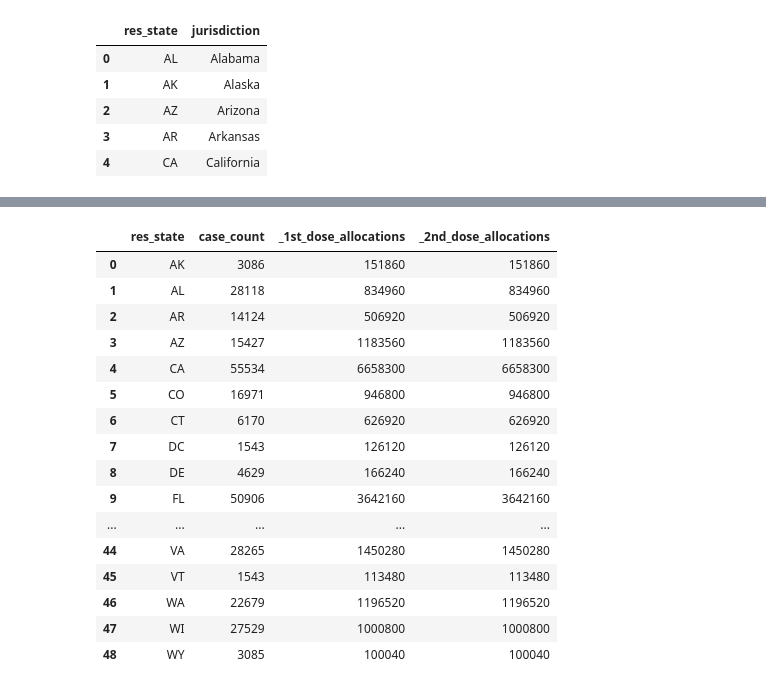
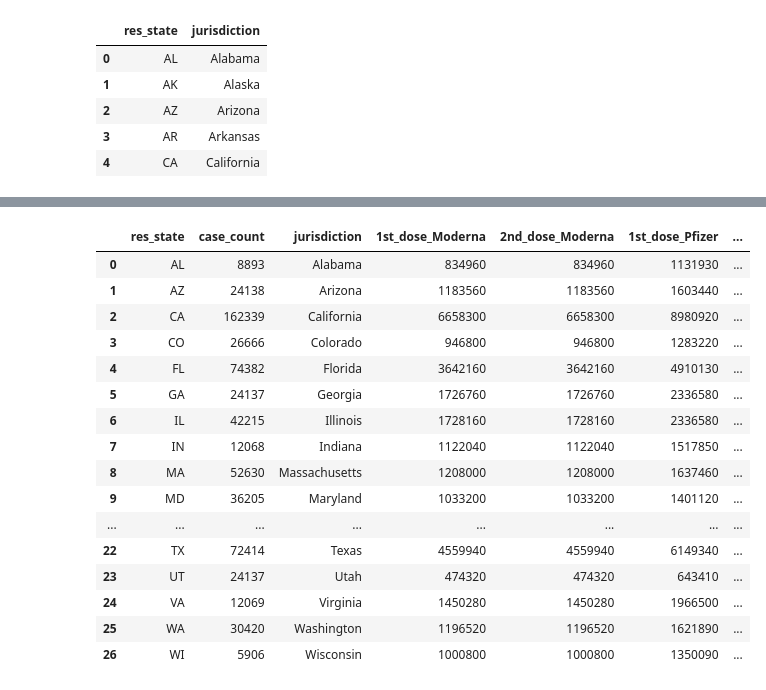
Before and after one commit to crebello711/Project_2, a Jupyter notebook: Joint_Notebook.ipynb, the cells around one changed output, grey strips where cells are left out. Cells and saved outputs as stored; diff of their text form; code cells hidden in the pictures.

```diff
--- a/Joint_Notebook.ipynb
+++ b/Joint_Notebook.ipynb
@@ -231,21 +248,0 @@ cases_and_vaccinations_df.head()
-# %%
-cases_and_vaccinations_clean_df = cases_and_vaccinations_df[["res_state", "case_count", "_1st_dose_allocations","_2nd_dose_allocations"]]
-cases_and_vaccinations_clean_df
-# %% [output]
-|  | res_state | case_count | _1st_dose_allocations | _2nd_dose_allocations |
-| 0 | AK | 3086 | 151860 | 151860 |
-| 1 | AL | 28118 | 834960 | 834960 |
-| 2 | AR | 14124 | 506920 | 506920 |
-| 3 | AZ | 15427 | 1183560 | 1183560 |
-| 4 | CA | 55534 | 6658300 | 6658300 |
-| 5 | CO | 16971 | 946800 | 946800 |
-| 6 | CT | 6170 | 626920 | 626920 |
-| 7 | DC | 1543 | 126120 | 126120 |
-| 8 | DE | 4629 | 166240 | 166240 |
-| 9 | FL | 50906 | 3642160 | 3642160 |
-| ... | ... | ... | ... | ... |
-| 44 | VA | 28265 | 1450280 | 1450280 |
-| 45 | VT | 1543 | 113480 | 113480 |
-| 46 | WA | 22679 | 1196520 | 1196520 |
-| 47 | WI | 27529 | 1000800 | 1000800 |
-| 48 | WY | 3085 | 100040 | 100040 |
@@ -253,0 +249,25 @@ cases_and_vaccinations_clean_df.to_csv('out.csv')
+# %%
+#merge based on jurisdiction/state
+cases_and_vaccinations_df = cases_df.merge(total_jurisdictions, how="inner")
+display(cases_and_vaccinations_df)
+
+#export
+cases_and_vaccinations_df.to_excel('Output_Files/Cases_vs_Vaccinations_df.xlsx',header=True)
+# %% [output]
+|  | res_state | case_count | jurisdiction | 1st_dose_Moderna | 2nd_dose_Moderna | 1st_dose_Pfizer | ... |
+| 0 | AL | 8893 | Alabama | 834960 | 834960 | 1131930 | ... |
+| 1 | AZ | 24138 | Arizona | 1183560 | 1183560 | 1603440 | ... |
+| 2 | CA | 162339 | California | 6658300 | 6658300 | 8980920 | ... |
+| 3 | CO | 26666 | Colorado | 946800 | 946800 | 1283220 | ... |
+| 4 | FL | 74382 | Florida | 3642160 | 3642160 | 4910130 | ... |
+| 5 | GA | 24137 | Georgia | 1726760 | 1726760 | 2336580 | ... |
+| 6 | IL | 42215 | Illinois | 1728160 | 1728160 | 2336580 | ... |
+| 7 | IN | 12068 | Indiana | 1122040 | 1122040 | 1517850 | ... |
+| 8 | MA | 52630 | Massachusetts | 1208000 | 1208000 | 1637460 | ... |
+| 9 | MD | 36205 | Maryland | 1033200 | 1033200 | 1401120 | ... |
+| ... | ... | ... | ... | ... | ... | ... | ... |
+| 22 | TX | 72414 | Texas | 4559940 | 4559940 | 6149340 | ... |
+| 23 | UT | 24137 | Utah | 474320 | 474320 | 643410 | ... |
+| 24 | VA | 12069 | Virginia | 1450280 | 1450280 | 1966500 | ... |
+| 25 | WA | 30420 | Washington | 1196520 | 1196520 | 1621890 | ... |
+| 26 | WI | 5906 | Wisconsin | 1000800 | 1000800 | 1350090 | ... |
```
Also changed, not shown: parts of 14 cells of this notebook.
